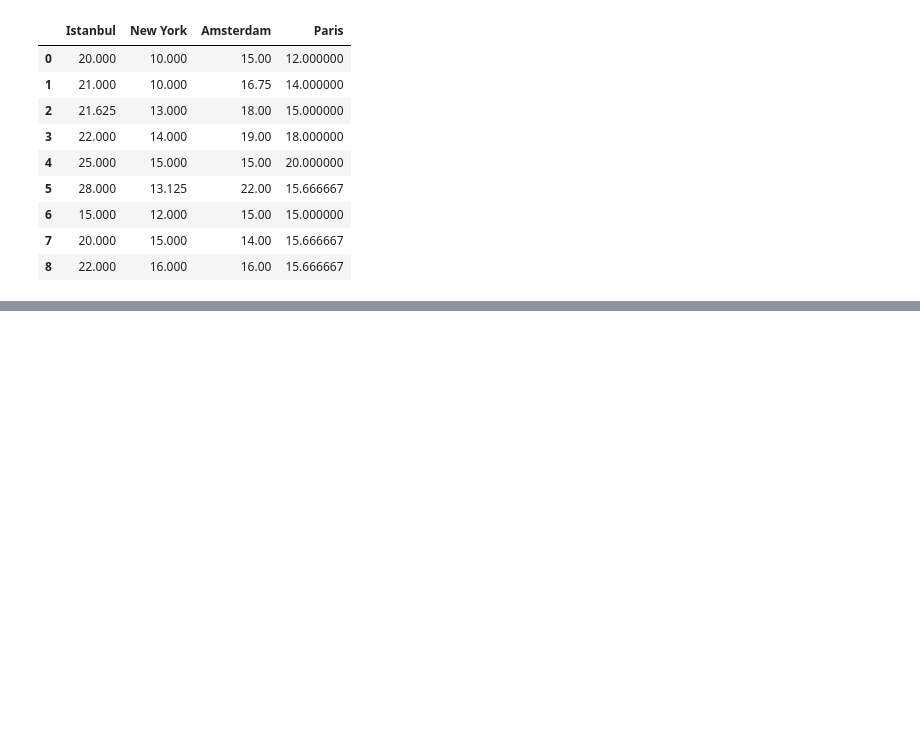
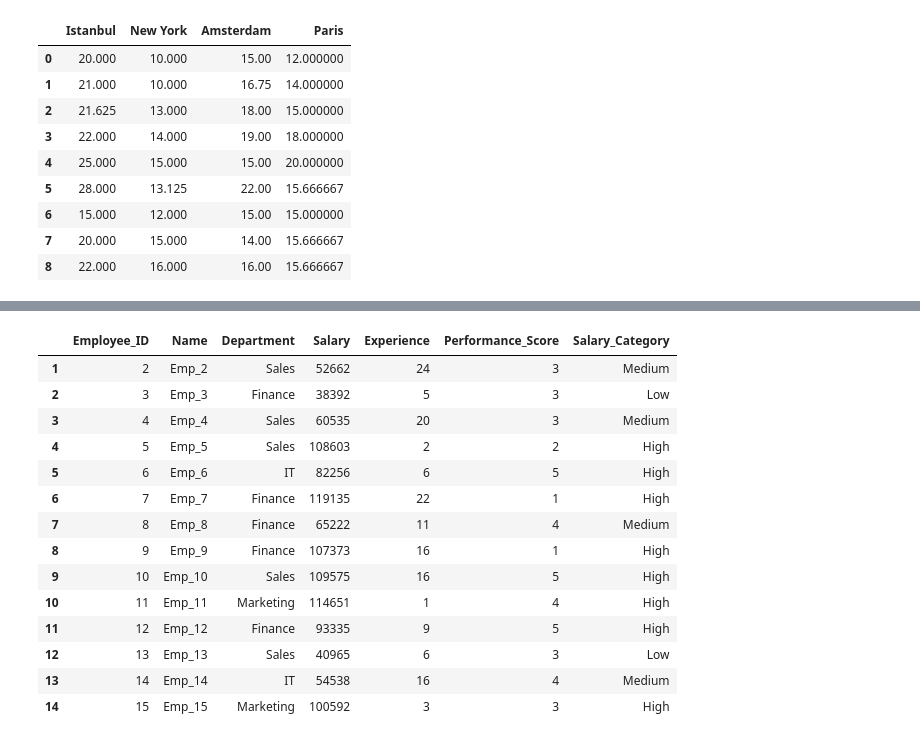
Before and after one commit to ensarakbas77/Veri-Bilimi-Makine-Ogrenmesi-100-Gunluk-Kamp, a Jupyter notebook: Pandas.ipynb, the cells around one changed output, grey strips where cells are left out. Cells and saved outputs as stored; diff of their text form; code cells hidden in the pictures; blank space fills up the shorter version.

```diff
--- a/Pandas.ipynb
+++ b/Pandas.ipynb
@@ -274,0 +482,3 @@ weather_na_df.fillna(weather_na_df.mean())
+# %%
+df_apply = pd.read_csv('8-apply_function_data.csv')
+df_apply
@@ -274,0 +499,27 @@ weather_na_df.fillna(weather_na_df.mean())
+# %%
+def salary_categry(salary):
+    if salary < 50000:
+        return "Low"
+    elif 50000 <= salary < 80000:
+        return "Medium"
+    else:
+        return "High"
+# %%
+df_apply["Salary_Category"]= df_apply["Salary"].apply(salary_categry)
+df_apply[1:15]
+# %% [output]
+|  | Employee_ID | Name | Department | Salary | Experience | Performance_Score | Salary_Category |
+| 1 | 2 | Emp_2 | Sales | 52662 | 24 | 3 | Medium |
+| 2 | 3 | Emp_3 | Finance | 38392 | 5 | 3 | Low |
+| 3 | 4 | Emp_4 | Sales | 60535 | 20 | 3 | Medium |
+| 4 | 5 | Emp_5 | Sales | 108603 | 2 | 2 | High |
+| 5 | 6 | Emp_6 | IT | 82256 | 6 | 5 | High |
+| 6 | 7 | Emp_7 | Finance | 119135 | 22 | 1 | High |
+| 7 | 8 | Emp_8 | Finance | 65222 | 11 | 4 | Medium |
+| 8 | 9 | Emp_9 | Finance | 107373 | 16 | 1 | High |
+| 9 | 10 | Emp_10 | Sales | 109575 | 16 | 5 | High |
+| 10 | 11 | Emp_11 | Marketing | 114651 | 1 | 4 | High |
+| 11 | 12 | Emp_12 | Finance | 93335 | 9 | 5 | High |
+| 12 | 13 | Emp_13 | Sales | 40965 | 6 | 3 | Low |
+| 13 | 14 | Emp_14 | IT | 54538 | 16 | 4 | Medium |
+| 14 | 15 | Emp_15 | Marketing | 100592 | 3 | 3 | High |
```
Also changed, not shown: parts of 28 cells of this notebook.
